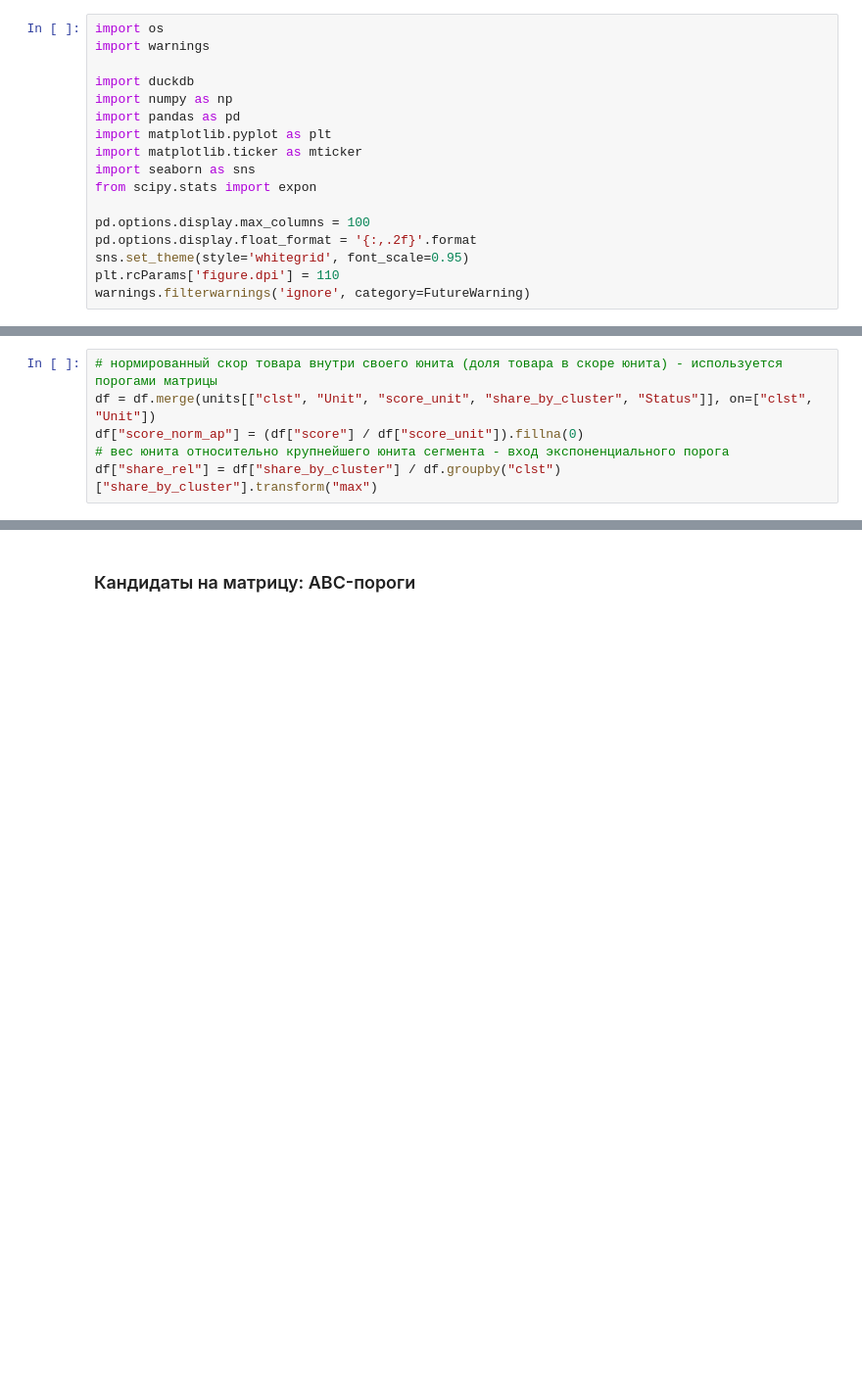
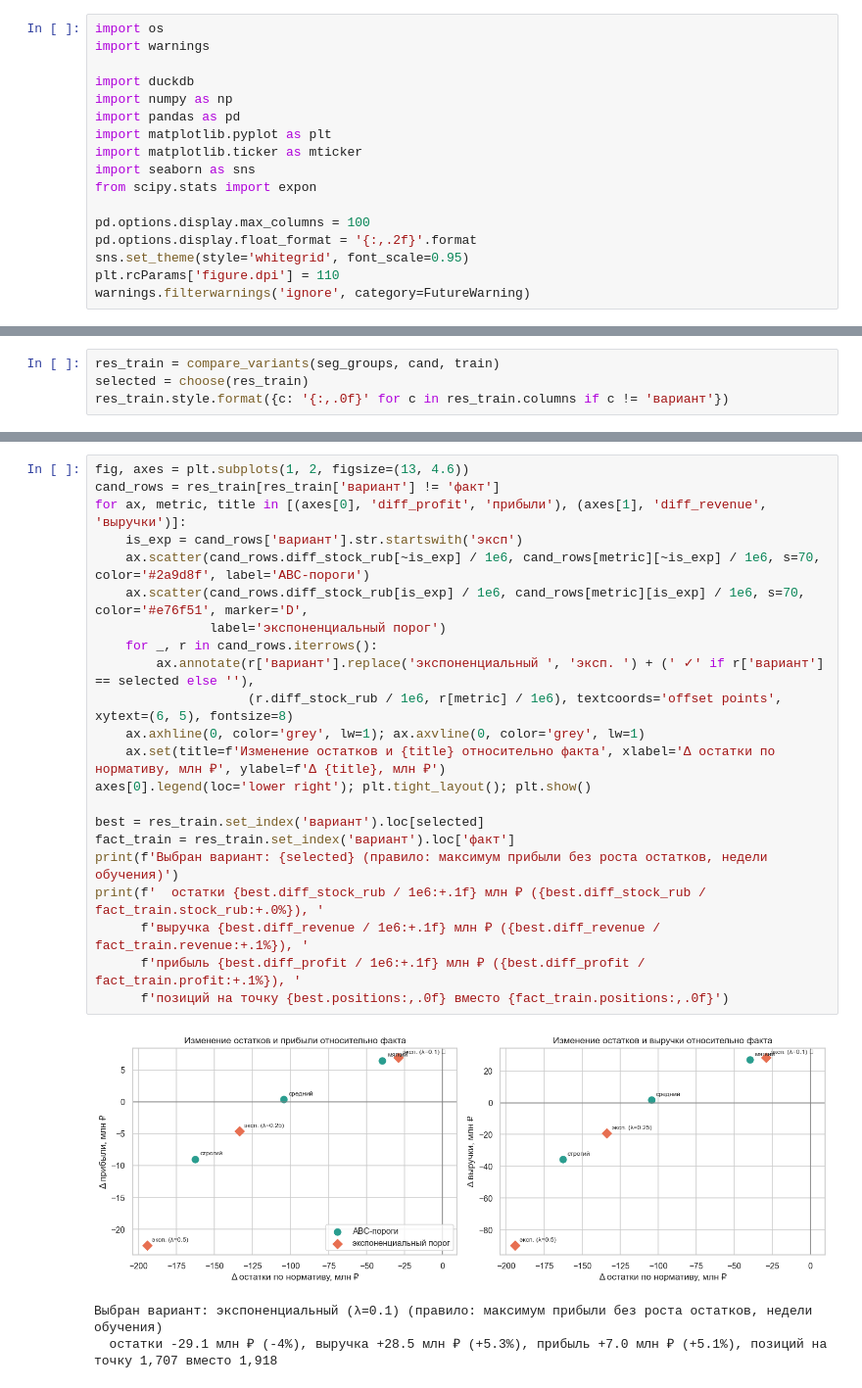
Before and after one commit to Viktor-VK/portfolio, a Jupyter notebook: Скоринг и выбор ассортиментной матрицы/01_score_abc_и_выбор_матрицы.ipynb, the cells around one changed output, grey strips where cells are left out. Shown at 98% size. Saved outputs shown, nothing was run; the diff lists cells and outputs as text; blank space fills up the shorter version.

```diff
--- a/Скоринг и выбор ассортиментной матрицы/01_score_abc_и_выбор_матрицы.ipynb
+++ b/Скоринг и выбор ассортиментной матрицы/01_score_abc_и_выбор_матрицы.ipynb
@@ -275,6 +341,4 @@ plt.tight_layout(); plt.show()
 # %%
-# нормированный скор товара внутри своего юнита (доля товара в скоре юнита) - используется порогами матрицы
-df = df.merge(units[["clst", "Unit", "score_unit", "share_by_cluster", "Status"]], on=["clst", "Unit"])
-df["score_norm_ap"] = (df["score"] / df["score_unit"]).fillna(0)
-# вес юнита относительно крупнейшего юнита сегмента - вход экспоненциального порога
-df["share_rel"] = df["share_by_cluster"] / df.groupby("clst")["share_by_cluster"].transform("max")
+res_train = compare_variants(seg_groups, cand, train)
+selected = choose(res_train)
+res_train.style.format({c: '{:,.0f}' for c in res_train.columns if c != 'вариант'})
@@ -281,3 +354,27 @@ df["share_rel"] = df["share_by_cluster"] / df.groupby("clst")["share_by_cluster"
-# %% [markdown]
-### Кандидаты на матрицу: ABC-пороги
+# %%
+fig, axes = plt.subplots(1, 2, figsize=(13, 4.6))
+cand_rows = res_train[res_train['вариант'] != 'факт']
+for ax, metric, title in [(axes[0], 'diff_profit', 'прибыли'), (axes[1], 'diff_revenue', 'выручки')]:
+    is_exp = cand_rows['вариант'].str.startswith('эксп')
+    ax.scatter(cand_rows.diff_stock_rub[~is_exp] / 1e6, cand_rows[metric][~is_exp] / 1e6, s=70, color='#2a9d8f', label='ABC-пороги')
+    ax.scatter(cand_rows.diff_stock_rub[is_exp] / 1e6, cand_rows[metric][is_exp] / 1e6, s=70, color='#e76f51', marker='D',
+               label='экспоненциальный порог')
+    for _, r in cand_rows.iterrows():
+        ax.annotate(r['вариант'].replace('экспоненциальный ', 'эксп. ') + (' ✓' if r['вариант'] == selected else ''),
+                    (r.diff_stock_rub / 1e6, r[metric] / 1e6), textcoords='offset points', xytext=(6, 5), fontsize=8)
+    ax.axhline(0, color='grey', lw=1); ax.axvline(0, color='grey', lw=1)
+    ax.set(title=f'Изменение остатков и {title} относительно факта', xlabel='Δ остатки по нормативу, млн ₽', ylabel=f'Δ {title}, млн ₽')
+axes[0].legend(loc='lower right'); plt.tight_layout(); plt.show()
+
+best = res_train.set_index('вариант').loc[selected]
+fact_train = res_train.set_index('вариант').loc['факт']
+print(f'Выбран вариант: {selected} (правило: максимум прибыли без роста остатков, недели обучения)')
+print(f'  остатки {best.diff_stock_rub / 1e6:+.1f} млн ₽ ({best.diff_stock_rub / fact_train.stock_rub:+.0%}), '
+      f'выручка {best.diff_revenue / 1e6:+.1f} млн ₽ ({best.diff_revenue / fact_train.revenue:+.1%}), '
+      f'прибыль {best.diff_profit / 1e6:+.1f} млн ₽ ({best.diff_profit / fact_train.profit:+.1%}), '
+      f'позиций на точку {best.positions:,.0f} вместо {fact_train.positions:,.0f}')
+# %% [output]
+[figure, added]
+Выбран вариант: экспоненциальный (λ=0.1) (правило: максимум прибыли без роста остатков, недели обучения)
+  остатки -29.1 млн ₽ (-4%), выручка +28.5 млн ₽ (+5.3%), прибыль +7.0 млн ₽ (+5.1%), позиций на точку 1,707 вместо 1,918
 # %%
```
Also changed, not shown: parts of 36 cells of this notebook, 5 other files.
